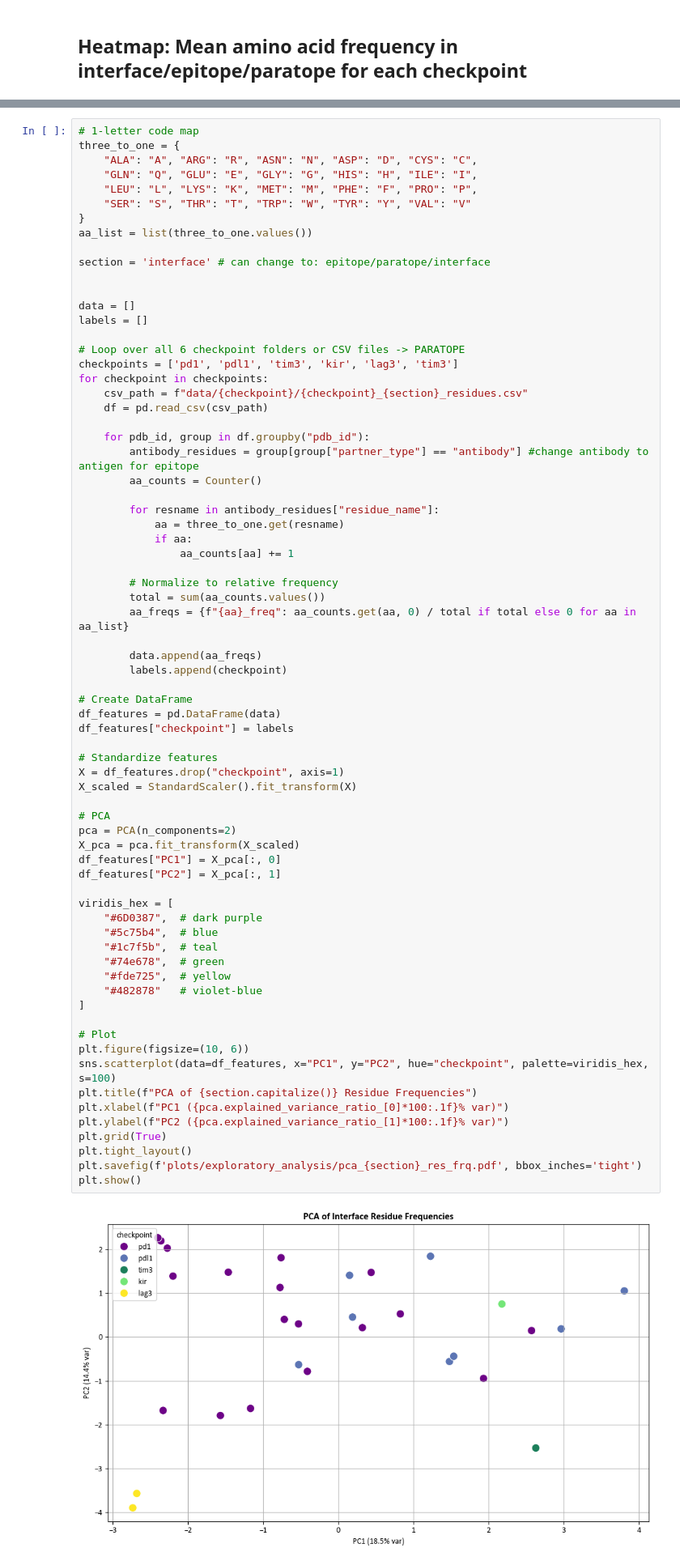
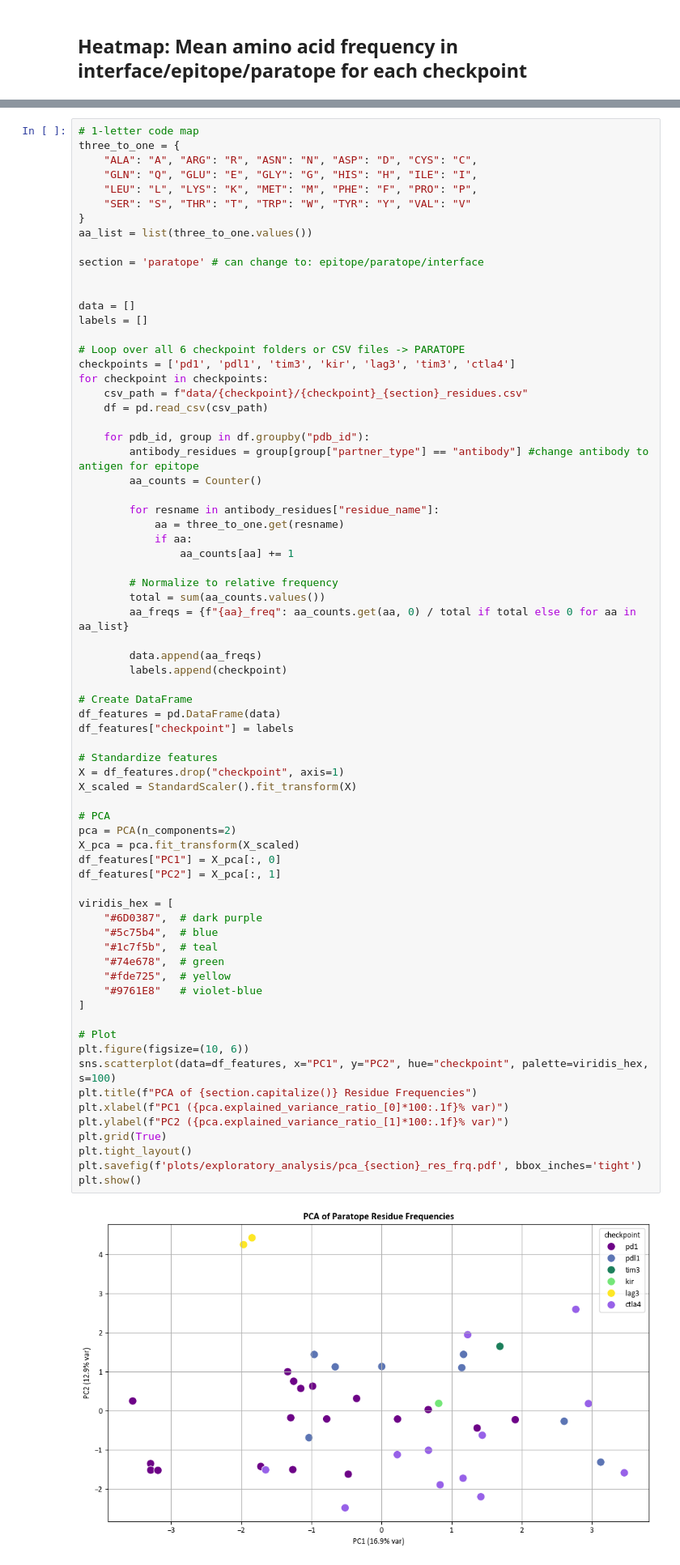
Before and after one commit to datascience-2025-group4/group04-team01, a Jupyter notebook: exploratory_data_analysis.ipynb, the cells around one changed output, grey strips where cells are left out. Shown at 81% size. Saved outputs shown, nothing was run; the diff lists cells and outputs as text.

```diff
--- a/exploratory_data_analysis.ipynb
+++ b/exploratory_data_analysis.ipynb
@@ -492,14 +512,14 @@ three_to_one = {
 }
 aa_list = list(three_to_one.values())
 
-section = 'interface' # can change to: epitope/paratope/interface
+section = 'paratope' # can change to: epitope/paratope/interface
 
 
 data = []
 labels = []
 
 # Loop over all 6 checkpoint folders or CSV files -> PARATOPE
-checkpoints = ['pd1', 'pdl1', 'tim3', 'kir', 'lag3', 'tim3']
+checkpoints = ['pd1', 'pdl1', 'tim3', 'kir', 'lag3', 'tim3', 'ctla4']
 for checkpoint in checkpoints:
     csv_path = f"data/{checkpoint}/{checkpoint}_{section}_residues.csv"
     df = pd.read_csv(csv_path)
@@ -526,35 +546,35 @@ df_features["checkpoint"] = labels
 
 # Standardize features
 X = df_features.drop("checkpoint", axis=1)
 X_scaled = StandardScaler().fit_transform(X)
 
 # PCA
 pca = PCA(n_components=2)
 X_pca = pca.fit_transform(X_scaled)
 df_features["PC1"] = X_pca[:, 0]
 df_features["PC2"] = X_pca[:, 1]
 
 viridis_hex = [
     "#6D0387",  # dark purple
     "#5c75b4",  # blue
     "#1c7f5b",  # teal
     "#74e678",  # green
     "#fde725",  # yellow
-    "#482878"   # violet-blue
+    "#9761E8"   # violet-blue
 ]
 
 # Plot
 plt.figure(figsize=(10, 6))
 sns.scatterplot(data=df_features, x="PC1", y="PC2", hue="checkpoint", palette=viridis_hex, s=100)
 plt.title(f"PCA of {section.capitalize()} Residue Frequencies")
 plt.xlabel(f"PC1 ({pca.explained_variance_ratio_[0]*100:.1f}% var)")
 plt.ylabel(f"PC2 ({pca.explained_variance_ratio_[1]*100:.1f}% var)")
 plt.grid(True)
 plt.tight_layout()
 plt.savefig(f'plots/exploratory_analysis/pca_{section}_res_frq.pdf', bbox_inches='tight')
 plt.show()
 # %% [output]
-[figure, old version]
+[figure, new version]
 # %% [markdown]
 ## Linear Regression: Predict checkpoint based on amino acid frequency composition of a given epitope sequence
 # %%
```
Also changed, not shown: parts of 4 cells of this notebook, 20 other files.
